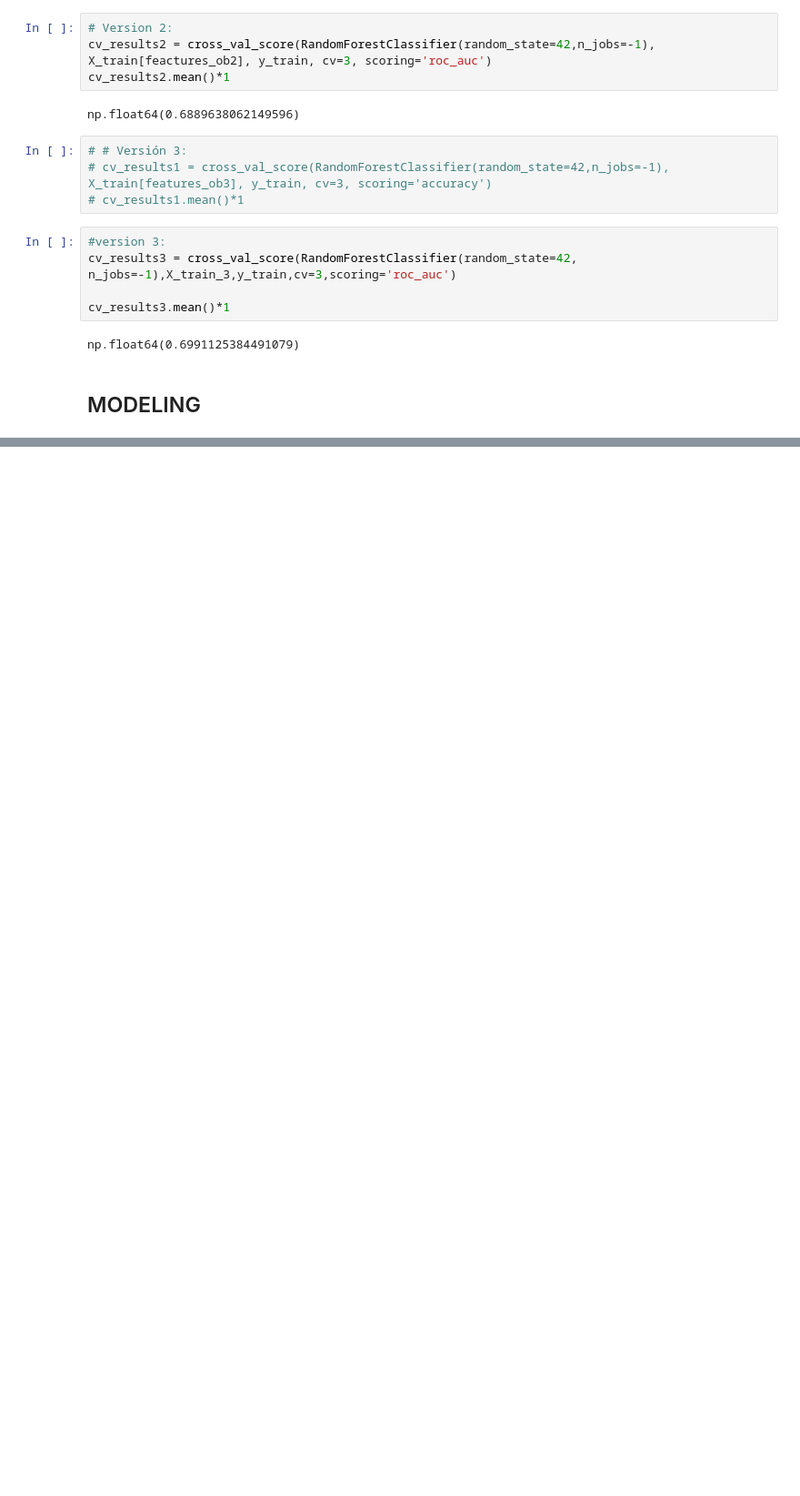
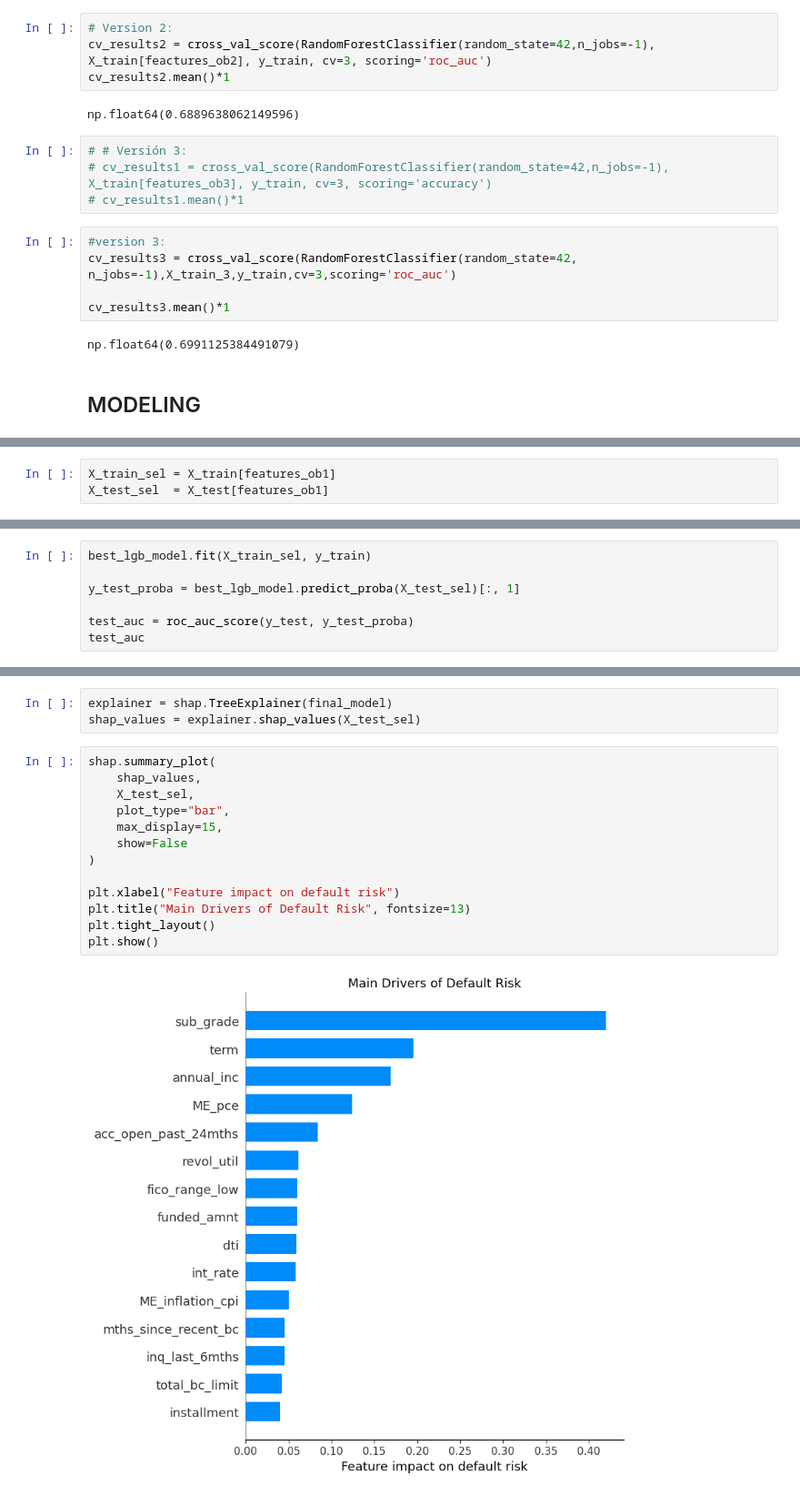
Before and after one commit to 4GeeksAcademy/final_project_creditscoring, a Jupyter notebook: notebooks/EDA.ipynb, the cells around one changed output, grey strips where cells are left out. Shown at 91% size. Drawn from its saved outputs; the diff is of its cells as text; blank space fills up the shorter version.

```diff
--- a/notebooks/EDA.ipynb
+++ b/notebooks/EDA.ipynb
@@ -1568,0 +1629,3 @@ X_train_1a, X_val_1a, y_train_1a, y_val = train_test_split(X_train_1, y_train, t
+# %%
+X_train_sel = X_train[features_ob1]
+X_test_sel  = X_test[features_ob1]
@@ -1568,0 +1718,7 @@ X_train_1a, X_val_1a, y_train_1a, y_val = train_test_split(X_train_1, y_train, t
+# %%
+best_lgb_model.fit(X_train_sel, y_train)
+
+y_test_proba = best_lgb_model.predict_proba(X_test_sel)[:, 1]
+
+test_auc = roc_auc_score(y_test, y_test_proba)
+test_auc
@@ -1568,0 +1922,18 @@ X_train_1a, X_val_1a, y_train_1a, y_val = train_test_split(X_train_1, y_train, t
+# %%
+explainer = shap.TreeExplainer(final_model)
+shap_values = explainer.shap_values(X_test_sel)
+# %%
+shap.summary_plot(
+    shap_values,
+    X_test_sel,
+    plot_type="bar",
+    max_display=15,
+    show=False
+)
+
+plt.xlabel("Feature impact on default risk")
+plt.title("Main Drivers of Default Risk", fontsize=13)
+plt.tight_layout()
+plt.show()
+# %% [output]
+[figure, added]
```
Also changed, not shown: parts of 38 cells of this notebook.
